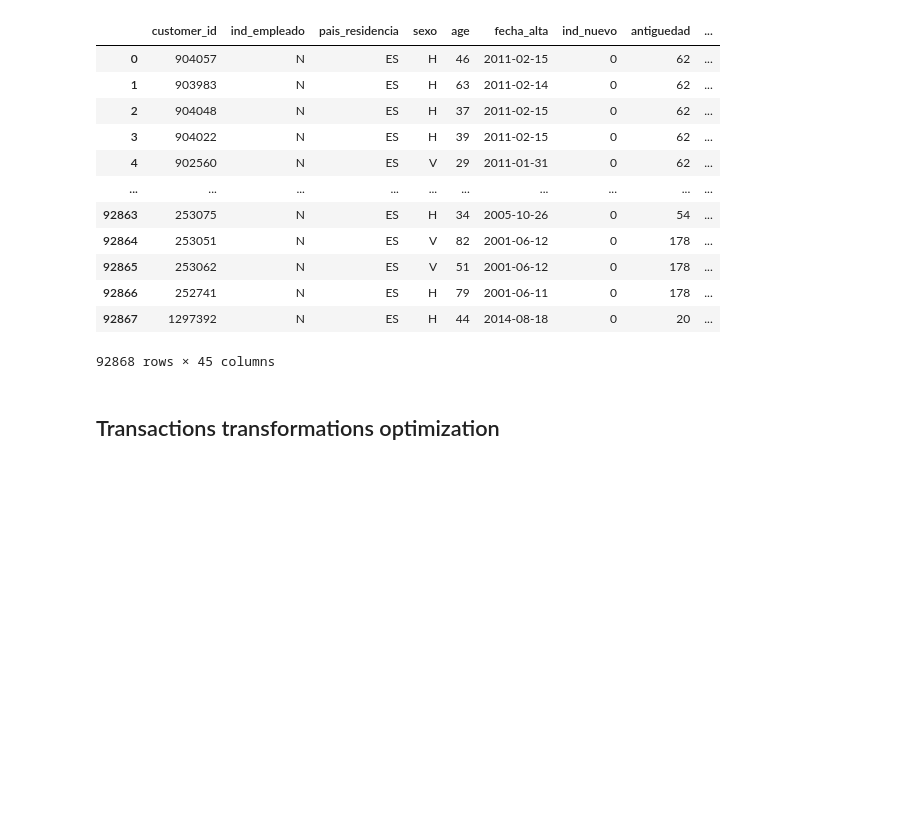
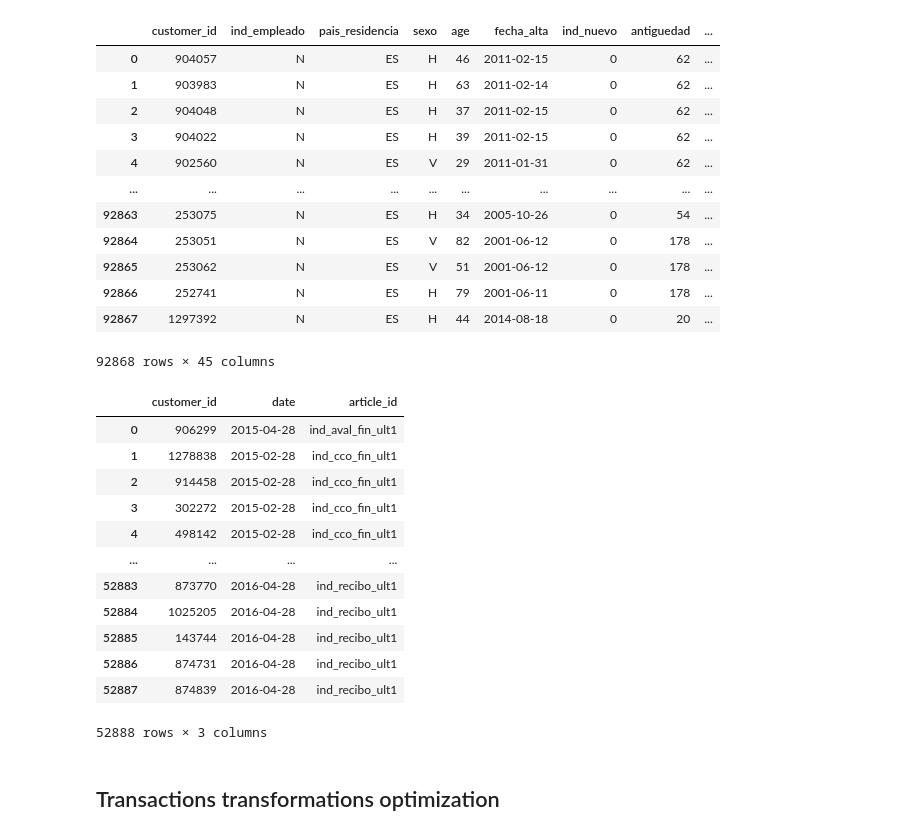
Before and after one commit to getindata/quickstart-ml-blueprints, a Jupyter notebook: notebooks/santander_to_act.ipynb, the cells around one changed output. Saved outputs shown, nothing was run; the diff lists cells and outputs as text; code cells hidden in the pictures; blank space fills up the shorter version.

```diff
--- a/notebooks/santander_to_act.ipynb
+++ b/notebooks/santander_to_act.ipynb
@@ -41,7 +41,17 @@ pd.set_option('display.expand_frame_repr', False)
 # %%
 santander_articles_path = "santander_to_act_main.santander_articles"
 santander_customers_path = "santander_to_act_main.santander_customers"
+santander_trainsactions_train_path = "santander_to_act_main.santander_transactions_train"
+santander_trainsactions_val_path = "santander_to_act_main.santander_transactions_val"
 # %%
-santander_customers = _concat_chunks(context.catalog.load(santander_customers_path))
-santander_articles = _concat_chunks(context.catalog.load(santander_articles_path))
+santander_customers = _concat_chunks(context
+                                     .catalog.load(santander_customers_path))
+santander_articles = _concat_chunks(context
+                                    .catalog.load(santander_articles_path))
+santander_transactions_train = _concat_chunks(context
+                                              .catalog
+                                              .load(santander_trainsactions_train_path))
+santander_transactions_val = _concat_chunks(context
+                                              .catalog
+                                              .load(santander_trainsactions_val_path))
 # %% [output]
@@ -85,6 +103,22 @@ santander_customers
 | 92866 | 252741 | N | ES | H | 79 | 2001-06-11 | 0 | 178 | ... |
 | 92867 | 1297392 | N | ES | H | 44 | 2014-08-18 | 0 | 20 | ... |
 92868 rows × 45 columns
+# %%
+santander_transactions_train
+# %% [output]
+|  | customer_id | date | article_id |
+| 0 | 906299 | 2015-04-28 | ind_aval_fin_ult1 |
+| 1 | 1278838 | 2015-02-28 | ind_cco_fin_ult1 |
+| 2 | 914458 | 2015-02-28 | ind_cco_fin_ult1 |
+| 3 | 302272 | 2015-02-28 | ind_cco_fin_ult1 |
+| 4 | 498142 | 2015-02-28 | ind_cco_fin_ult1 |
+| ... | ... | ... | ... |
+| 52883 | 873770 | 2016-04-28 | ind_recibo_ult1 |
+| 52884 | 1025205 | 2016-04-28 | ind_recibo_ult1 |
+| 52885 | 143744 | 2016-04-28 | ind_recibo_ult1 |
+| 52886 | 874731 | 2016-04-28 | ind_recibo_ult1 |
+| 52887 | 874839 | 2016-04-28 | ind_recibo_ult1 |
+52888 rows × 3 columns
 # %% [markdown]
 ## Transactions transformations optimization
 # %%
```
Also changed, not shown: parts of 1 cell of this notebook, 4 other files.
